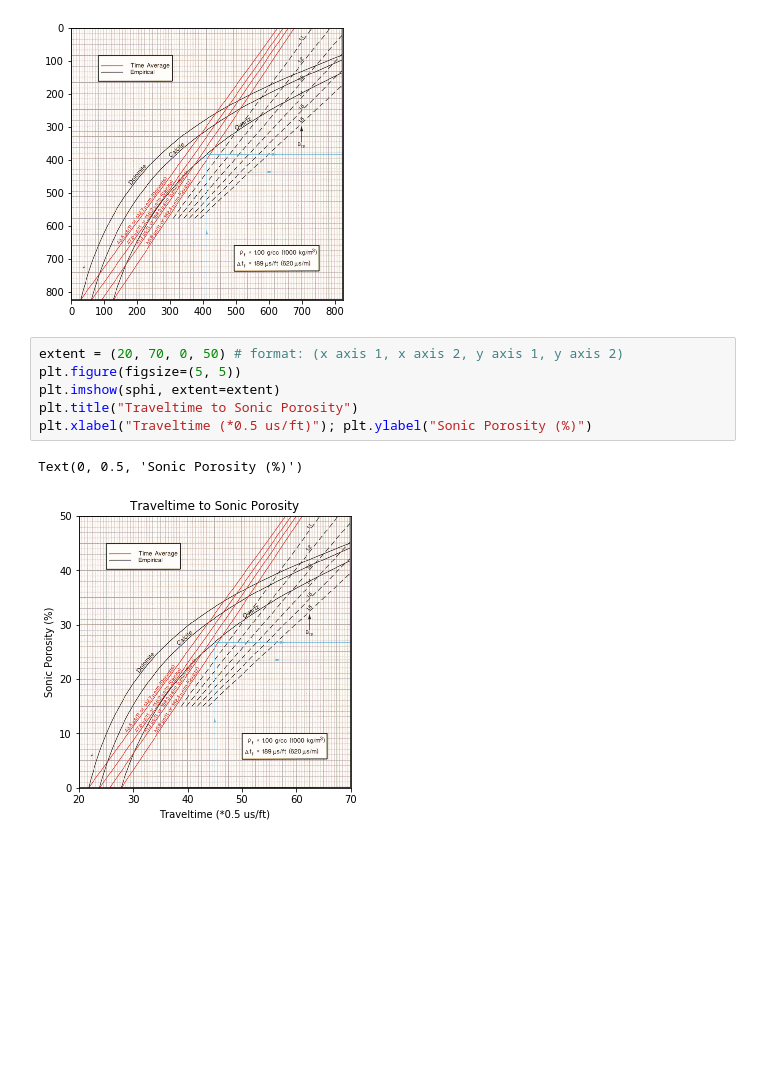
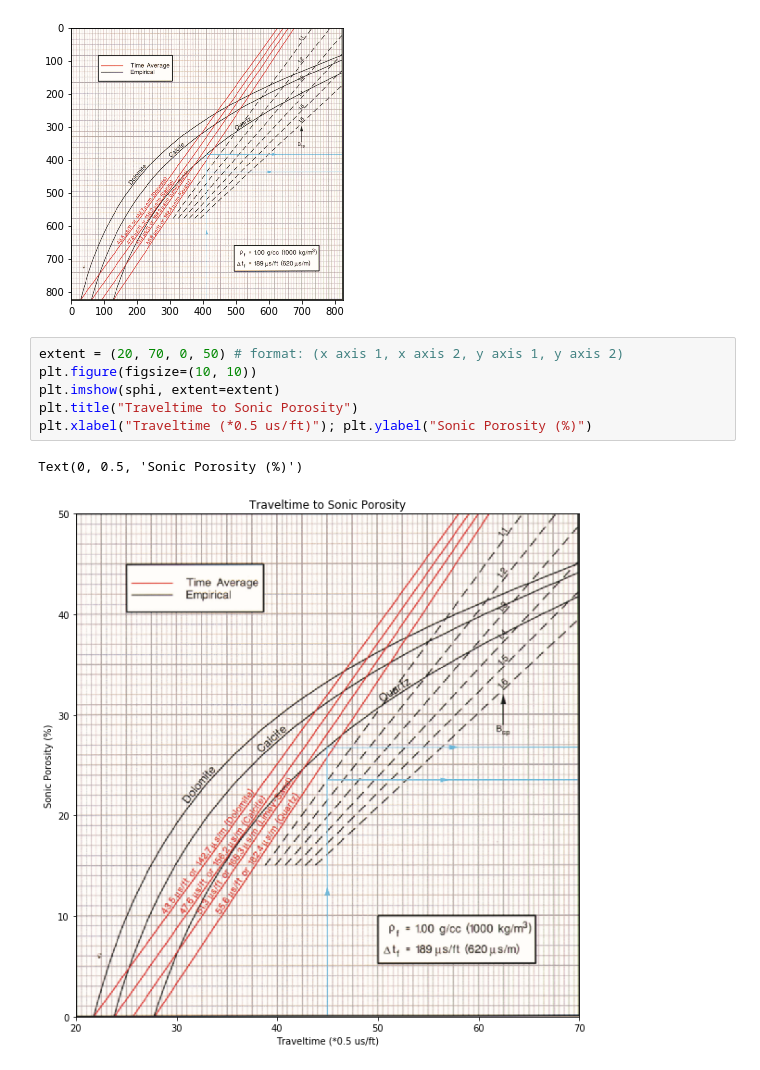
Before and after one commit to yohanesnuwara/reservoir-qi, a Jupyter notebook: porosity.ipynb, the cells around one changed output. Saved outputs shown, nothing was run; the diff lists cells and outputs as text; blank space fills up the shorter version.

```diff
--- a/porosity.ipynb
+++ b/porosity.ipynb
@@ -39,10 +101,10 @@ plt.imshow(sphi)
 [figure]
 # %%
 extent = (20, 70, 0, 50) # format: (x axis 1, x axis 2, y axis 1, y axis 2)
-plt.figure(figsize=(5, 5))
+plt.figure(figsize=(10, 10))
 plt.imshow(sphi, extent=extent)
 plt.title("Traveltime to Sonic Porosity")
 plt.xlabel("Traveltime (*0.5 us/ft)"); plt.ylabel("Sonic Porosity (%)")
 # %% [output]
 Text(0, 0.5, 'Sonic Porosity (%)')
-[figure, old version]
+[figure, new version]
```
Also changed, not shown: parts of 7 cells of this notebook.
